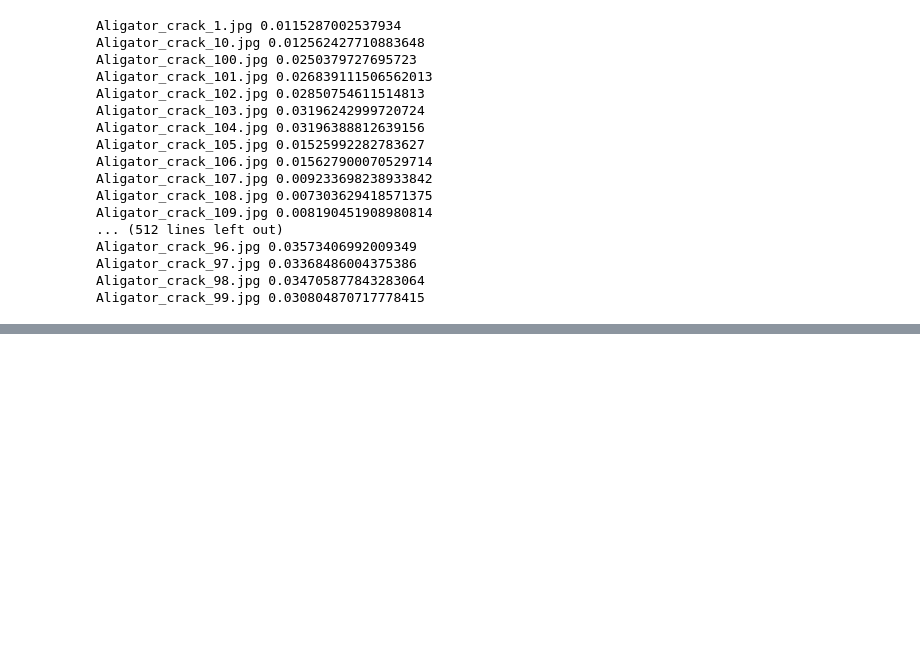
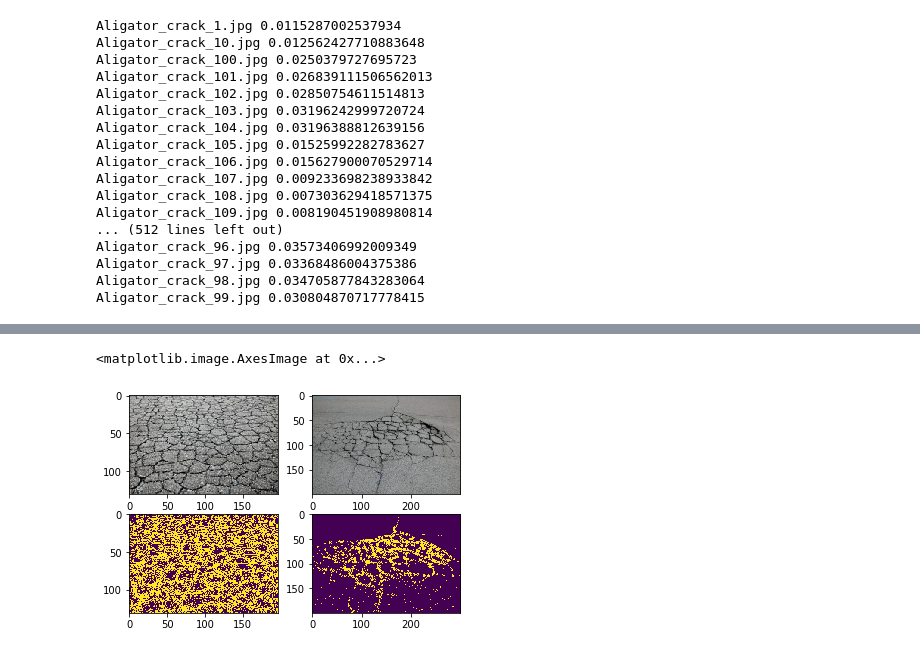
Before and after one commit to garg3133/cliffhangers, a Jupyter notebook: road_defect_detection/classification pothole/road defect detection.ipynb, the cells around one changed output, grey strips where cells are left out. Cells and saved outputs as stored; diff of their text form; code cells hidden in the pictures; blank space fills up the shorter version.

```diff
--- a/road_defect_detection/classification pothole/road defect detection.ipynb
+++ b/road_defect_detection/classification pothole/road defect detection.ipynb
@@ -104,0 +105,38 @@ Text(0.5, 1.0, '0.1135176735748447')
+# %%
+img_real_1 = cv2.imread("a1.jpg")
+img_r_1 = cv2.imread("a1.jpg",cv2.IMREAD_GRAYSCALE)
+img_1 = cv2.GaussianBlur(img_r_1,(3,3),0)
+
+lap_1 = cv2.Laplacian(img_1, cv2.CV_64F, ksize=3)
+lap_1 = np.uint8(np.absolute(lap_1))
+_, mask_1 = cv2.threshold(lap_1, 50,255, cv2.THRESH_BINARY)
+
+img_real_2 = cv2.imread("a2.jpg")
+img_r_2 = cv2.imread("a2.jpg",cv2.IMREAD_GRAYSCALE)
+img_2 = cv2.GaussianBlur(img_r_2,(3,3),0)
+
+lap_2 = cv2.Laplacian(img_2, cv2.CV_64F, ksize=3)
+lap_2 = np.uint8(np.absolute(lap_2))
+_, mask_2 = cv2.threshold(lap_2, 50,255, cv2.THRESH_BINARY)
+pixel_1 = mask_1.reshape(-1)
+pixel_1 = list(pixel_1)
+n_1 = pixel_1.count(255)
+m_1  = pixel_1.count(0)
+ratio_1 = n_1/m_1
+
+pixel_2 = mask_2.reshape(-1)
+pixel_2 = list(pixel_2)
+n_2 = pixel_2.count(255)
+m_2  = pixel_2.count(0)
+ratio_2 = n_2/m_2
+
+
+fig, axs = plt.subplots(2, 2)
+axs[0, 0].imshow(img_real_1)
+axs[0, 1].imshow(img_real_2)
+axs[1, 0].imshow(mask_1)
+
+axs[1, 1].imshow(mask_2)
+# %% [output]
+<matplotlib.image.AxesImage at 0x...>
+[figure, added]
```
Also changed, not shown: parts of 1 cell of this notebook, 2 other files.
